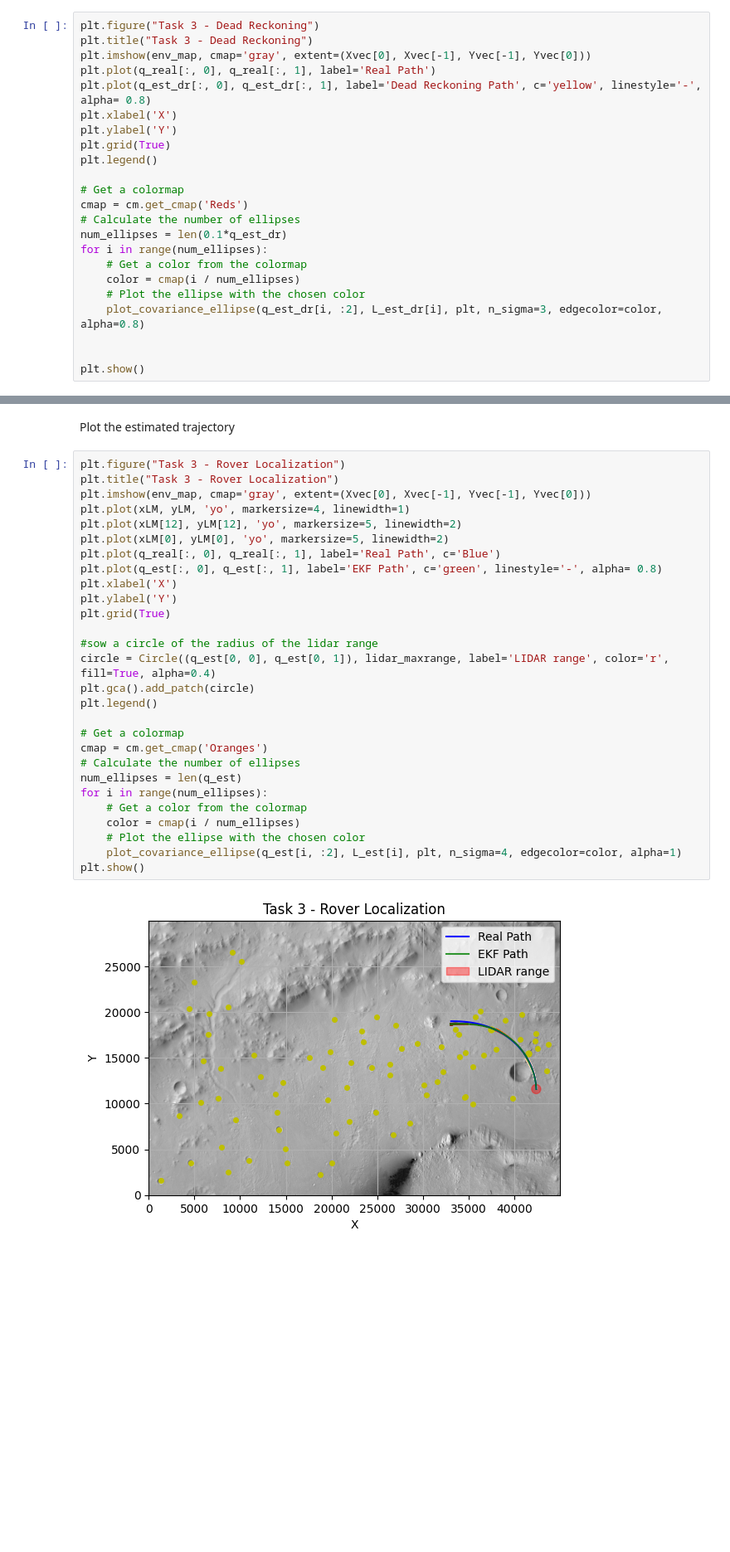
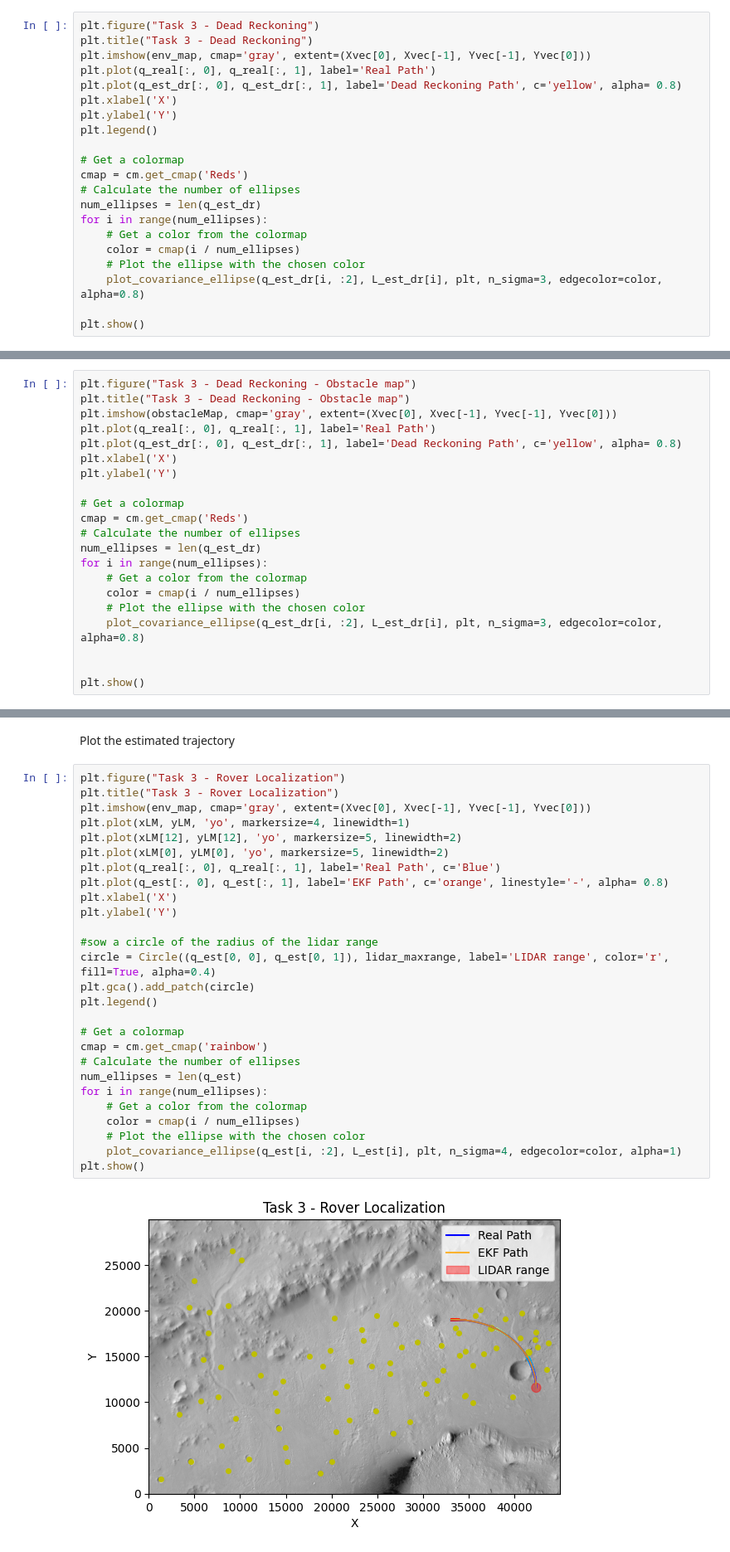
Before and after one commit to SwellPoem/Curiosity_Rover_proj, a Jupyter notebook: main.ipynb, the cells around one changed output, grey strips where cells are left out. Shown at 83% size. Saved outputs shown, nothing was run; the diff lists cells and outputs as text; blank space fills up the shorter version.

```diff
--- a/main.ipynb
+++ b/main.ipynb
@@ -306,22 +308,20 @@ plt.figure("Task 3 - Dead Reckoning")
 plt.title("Task 3 - Dead Reckoning")
 plt.imshow(env_map, cmap='gray', extent=(Xvec[0], Xvec[-1], Yvec[-1], Yvec[0]))
 plt.plot(q_real[:, 0], q_real[:, 1], label='Real Path')
-plt.plot(q_est_dr[:, 0], q_est_dr[:, 1], label='Dead Reckoning Path', c='yellow', linestyle='-', alpha= 0.8)
+plt.plot(q_est_dr[:, 0], q_est_dr[:, 1], label='Dead Reckoning Path', c='yellow', alpha= 0.8)
 plt.xlabel('X')
 plt.ylabel('Y')
-plt.grid(True)
 plt.legend()
 
 # Get a colormap
 cmap = cm.get_cmap('Reds')
 # Calculate the number of ellipses
-num_ellipses = len(0.1*q_est_dr)
+num_ellipses = len(q_est_dr)
 for i in range(num_ellipses):
     # Get a color from the colormap
     color = cmap(i / num_ellipses)
     # Plot the ellipse with the chosen color
     plot_covariance_ellipse(q_est_dr[i, :2], L_est_dr[i], plt, n_sigma=3, edgecolor=color, alpha=0.8)
 
-
 plt.show()
 # %% [output]
@@ -328,0 +331,21 @@ plt.show()
+# %%
+plt.figure("Task 3 - Dead Reckoning - Obstacle map")
+plt.title("Task 3 - Dead Reckoning - Obstacle map")
+plt.imshow(obstacleMap, cmap='gray', extent=(Xvec[0], Xvec[-1], Yvec[-1], Yvec[0]))
+plt.plot(q_real[:, 0], q_real[:, 1], label='Real Path')
+plt.plot(q_est_dr[:, 0], q_est_dr[:, 1], label='Dead Reckoning Path', c='yellow', alpha= 0.8)
+plt.xlabel('X')
+plt.ylabel('Y')
+
+# Get a colormap
+cmap = cm.get_cmap('Reds')
+# Calculate the number of ellipses
+num_ellipses = len(q_est_dr)
+for i in range(num_ellipses):
+    # Get a color from the colormap
+    color = cmap(i / num_ellipses)
+    # Plot the ellipse with the chosen color
+    plot_covariance_ellipse(q_est_dr[i, :2], L_est_dr[i], plt, n_sigma=3, edgecolor=color, alpha=0.8)
+
+
+plt.show()
@@ -343,30 +379,29 @@ Plot the estimated trajectory
 # %%
 plt.figure("Task 3 - Rover Localization")
 plt.title("Task 3 - Rover Localization")
 plt.imshow(env_map, cmap='gray', extent=(Xvec[0], Xvec[-1], Yvec[-1], Yvec[0]))
 plt.plot(xLM, yLM, 'yo', markersize=4, linewidth=1)
 plt.plot(xLM[12], yLM[12], 'yo', markersize=5, linewidth=2)
 plt.plot(xLM[0], yLM[0], 'yo', markersize=5, linewidth=2)
 plt.plot(q_real[:, 0], q_real[:, 1], label='Real Path', c='Blue')
-plt.plot(q_est[:, 0], q_est[:, 1], label='EKF Path', c='green', linestyle='-', alpha= 0.8)
+plt.plot(q_est[:, 0], q_est[:, 1], label='EKF Path', c='orange', linestyle='-', alpha= 0.8)
 plt.xlabel('X')
 plt.ylabel('Y')
-plt.grid(True)
 
 #sow a circle of the radius of the lidar range
 circle = Circle((q_est[0, 0], q_est[0, 1]), lidar_maxrange, label='LIDAR range', color='r', fill=True, alpha=0.4)
 plt.gca().add_patch(circle)
 plt.legend()
 
 # Get a colormap
-cmap = cm.get_cmap('Oranges')
+cmap = cm.get_cmap('rainbow')
 # Calculate the number of ellipses
 num_ellipses = len(q_est)
 for i in range(num_ellipses):
     # Get a color from the colormap
     color = cmap(i / num_ellipses)
     # Plot the ellipse with the chosen color
     plot_covariance_ellipse(q_est[i, :2], L_est[i], plt, n_sigma=4, edgecolor=color, alpha=1)
 plt.show()
 # %% [output]
-[figure, old version]
+[figure, new version]
```
Also changed, not shown: parts of 7 cells of this notebook.
